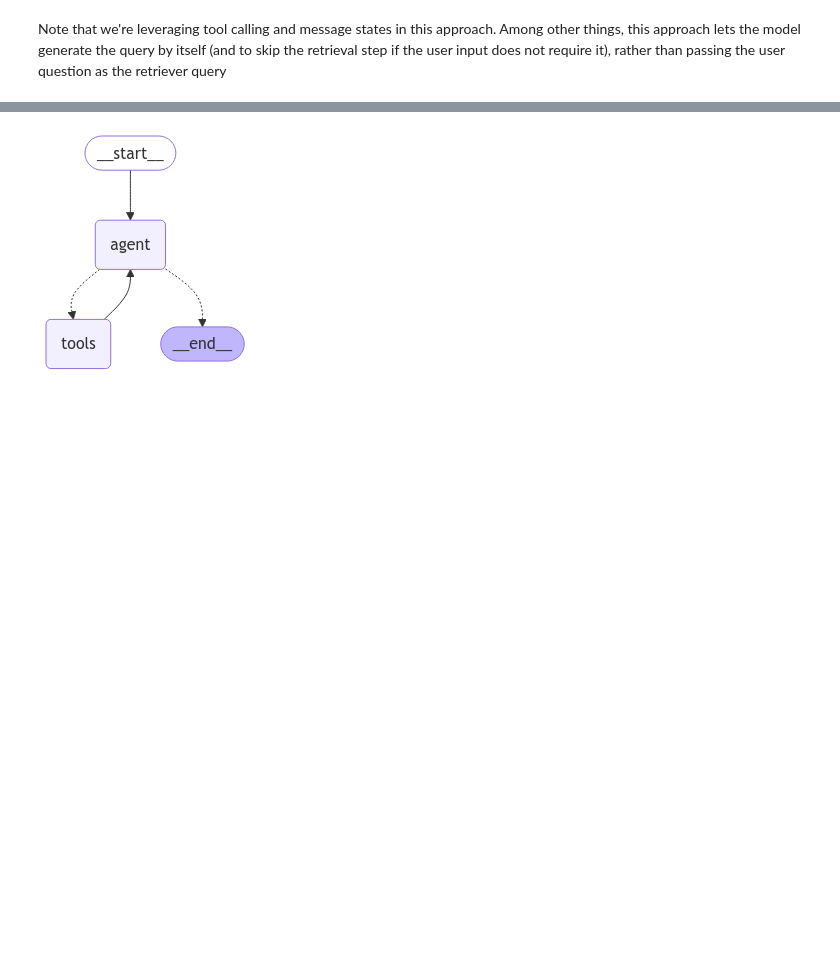
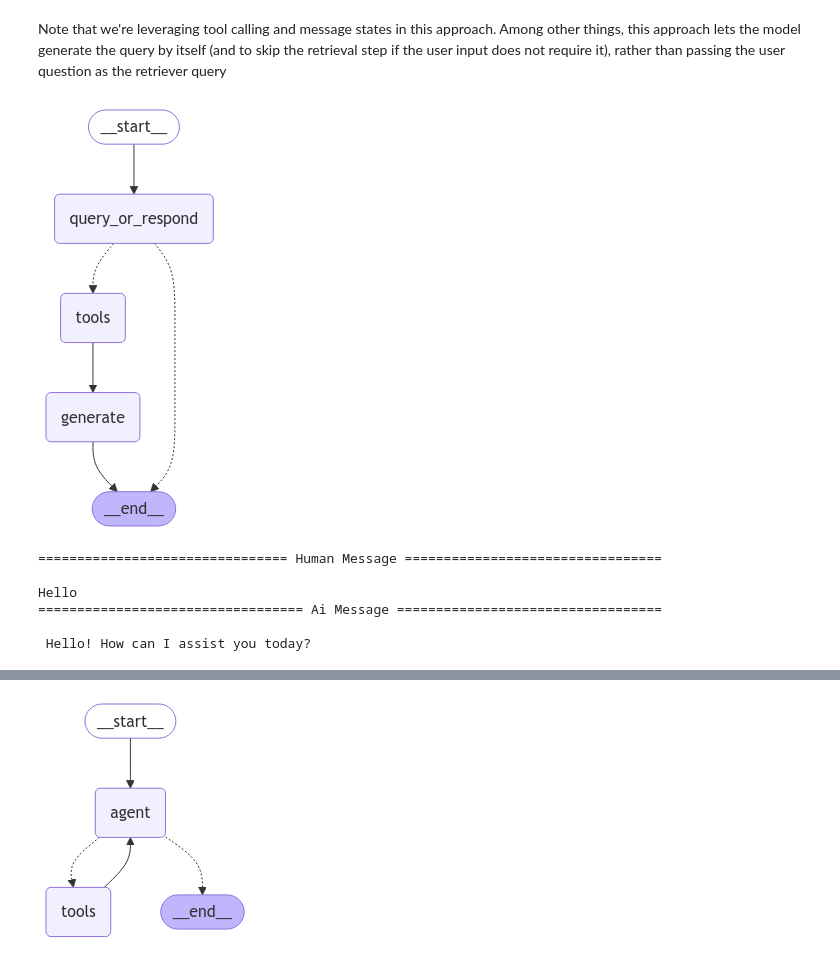
Before and after one commit to TimBMK/lit_helper, a Jupyter notebook: conv_agent_tests.ipynb, the cells around one changed output, grey strips where cells are left out. Drawn from its saved outputs; the diff is of its cells as text; code cells hidden in the pictures; blank space fills up the shorter version.

```diff
--- a/conv_agent_tests.ipynb
+++ b/conv_agent_tests.ipynb
@@ -103,7 +102,7 @@ if not os.path.exists(db_directory):
             metadata={
                 **doc.metadata,
                 **({
-                    "author": metadata.group("author"),
+                    "author_name": metadata.group("author"),
                     "year": metadata.group("year"),
                     "title": metadata.group("title")
                 } if (metadata := match(pattern, doc.metadata["source"])) else {})
@@ -302,0 +241,51 @@ system_prompt = (
+# %%
+# set up the graph, including a conditional pass on the tools-based generation nodes
+
+from langgraph.graph import END
+from langgraph.prebuilt import tools_condition
+from IPython.display import Image, display
+from langgraph.checkpoint.memory import MemorySaver
+from langgraph.graph import MessagesState, StateGraph # we're using the MessageState to represent the different parts of our agent in a conversation
+
+tool_graph_builder = StateGraph(MessagesState)
+
+tool_graph_builder.add_node(generate)
+
+tool_graph_builder.add_node(query_or_respond)
+tool_graph_builder.set_entry_point("query_or_respond")
+tool_graph_builder.add_conditional_edges(
+    "query_or_respond",
+    tools_condition,
+    {END: END, "tools": "tools"},
+)
+tool_graph_builder.add_node(tools)
+tool_graph_builder.add_edge("tools", "generate")
+
+tool_graph_builder.add_edge("generate", END)
+
+# add memory for prolongued converstations. For now, saving it in memory is sufficient
+memory = MemorySaver()
+tool_graph = tool_graph_builder.compile(checkpointer=memory)
+
+# Specify an ID for the thread
+config = {"configurable": {"thread_id": "test_thread"}}
+
+display(Image(tool_graph.get_graph().draw_mermaid_png())) # show our graph architecture
+# %% [output]
+[figure, added]
+# %%
+input_message = "Hello" # whether or not the model correctly decides to use a tool is highly dependant on the model used; e.g gpt-4o is a lot better at this than llama3.2, qwq and nemotron-mini can handle this too
+
+for step in tool_graph.stream(
+    {"messages": [{"role": "user", "content": input_message}]},
+    stream_mode="values",
+    config=config,
+):
+    step["messages"][-1].pretty_print()
+# %% [output]
+================================ Human Message =================================
+
+Hello
+================================== Ai Message ==================================
+
+ Hello! How can I assist you today?
```
Also changed, not shown: parts of 28 cells of this notebook.
